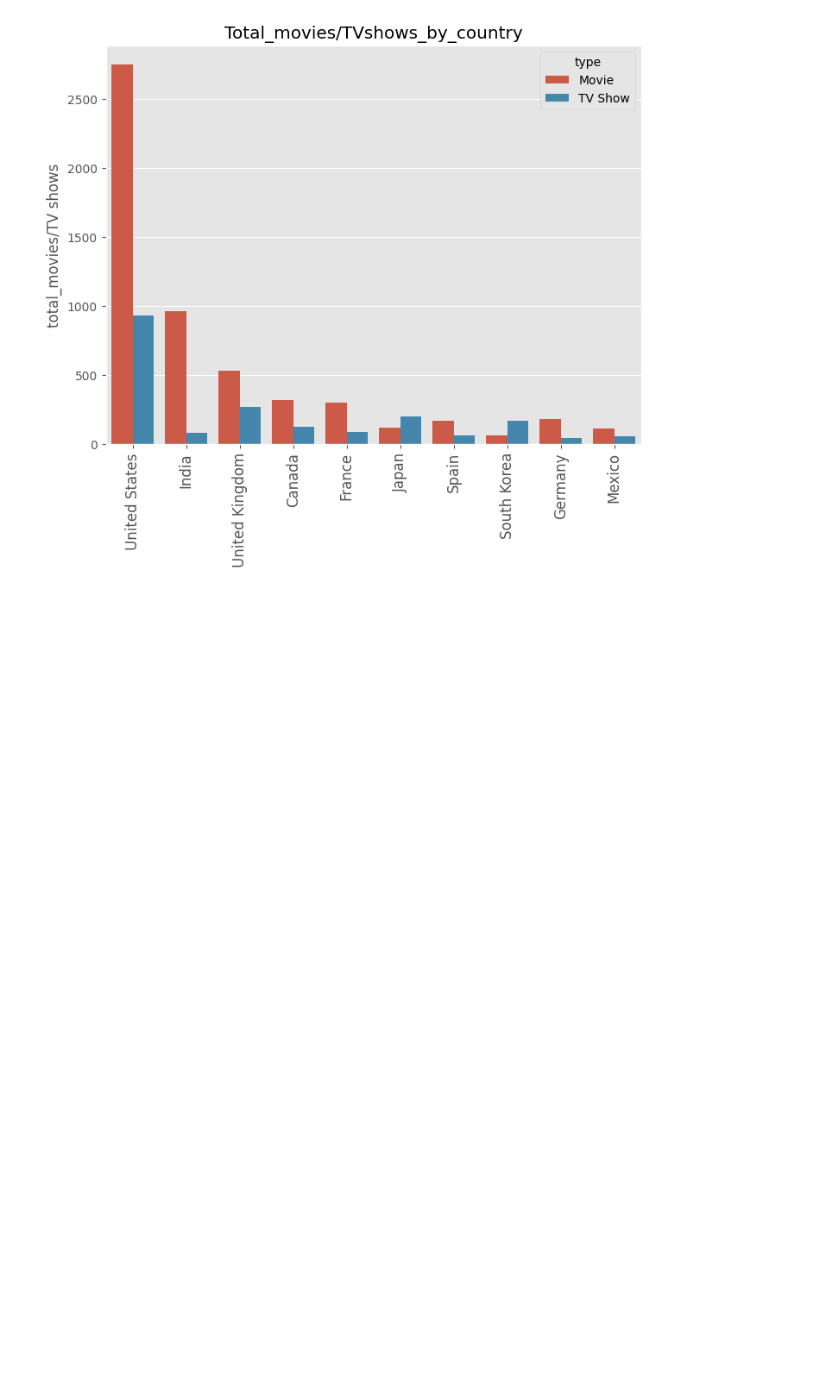
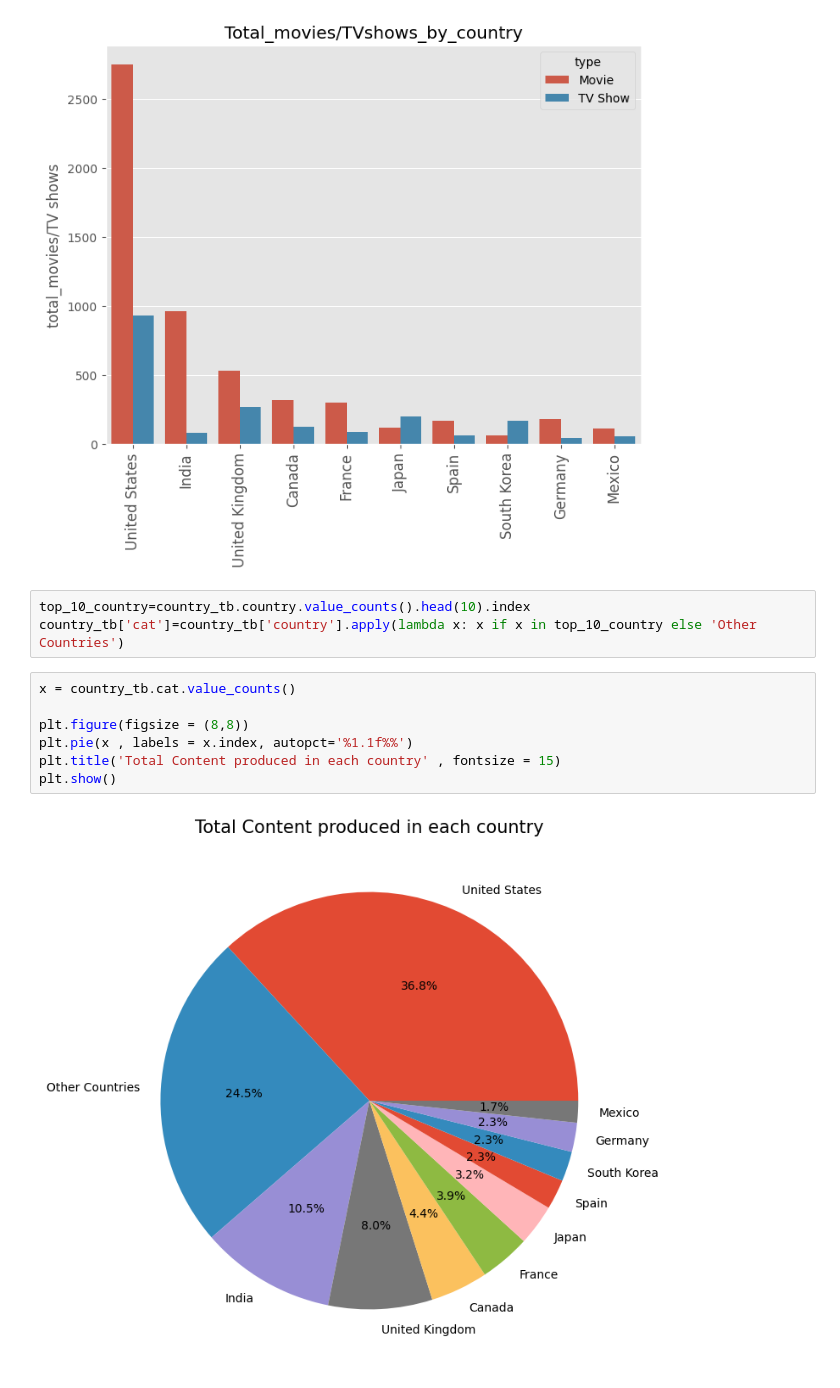
Before and after one commit to sulebalaban/netflix, a Jupyter notebook: netflix.ipynb, the cells around one changed output. Drawn from its saved outputs; the diff is of its cells as text; blank space fills up the shorter version.

```diff
--- a/netflix.ipynb
+++ b/netflix.ipynb
@@ -697,3 +697,15 @@ plt.title('Total_movies/TVshows_by_country')
 plt.show()
 # %% [output]
 [figure]
+# %%
+top_10_country=country_tb.country.value_counts().head(10).index
+country_tb['cat']=country_tb['country'].apply(lambda x: x if x in top_10_country else 'Other Countries')
+# %%
+x = country_tb.cat.value_counts()
+
+plt.figure(figsize = (8,8))
+plt.pie(x , labels = x.index, autopct='%1.1f%%')
+plt.title('Total Content produced in each country' , fontsize = 15)
+plt.show()
+# %% [output]
+[figure, added]
```
Also changed, not shown: parts of 4 cells of this notebook.
